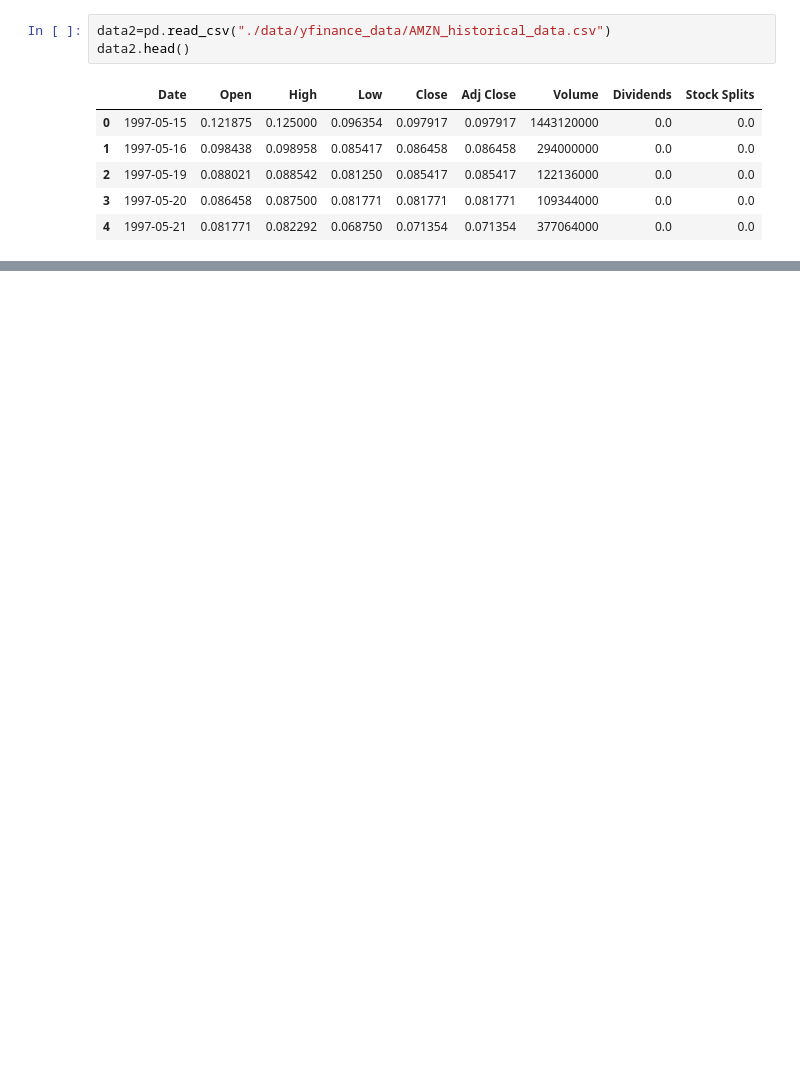
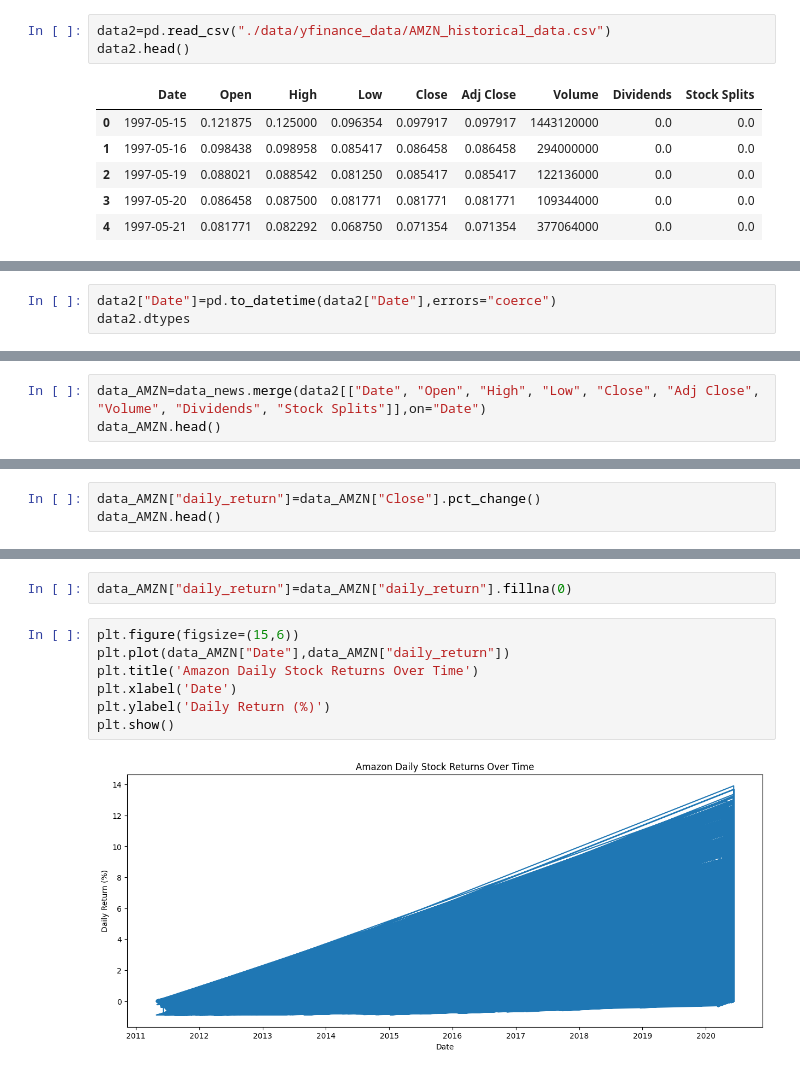
Before and after one commit to davekindea/Week1, a Jupyter notebook: notebooks/task3.ipynb, the cells around one changed output, grey strips where cells are left out. Cells and saved outputs as stored; diff of their text form; blank space fills up the shorter version.

Commit message:
task3 on AMZN

```diff
--- a/notebooks/task3.ipynb
+++ b/notebooks/task3.ipynb
@@ -289,0 +312,3 @@ data2.head()
+# %%
+data2["Date"]=pd.to_datetime(data2["Date"],errors="coerce")
+data2.dtypes
@@ -289,0 +326,3 @@ data2.head()
+# %%
+data_AMZN=data_news.merge(data2[["Date", "Open", "High", "Low", "Close", "Adj Close", "Volume", "Dividends", "Stock Splits"]],on="Date")
+data_AMZN.head()
@@ -289,0 +340,3 @@ data2.head()
+# %%
+data_AMZN["daily_return"]=data_AMZN["Close"].pct_change()
+data_AMZN.head()
@@ -289,0 +350,11 @@ data2.head()
+# %%
+data_AMZN["daily_return"]=data_AMZN["daily_return"].fillna(0)
+# %%
+plt.figure(figsize=(15,6))
+plt.plot(data_AMZN["Date"],data_AMZN["daily_return"])
+plt.title('Amazon Daily Stock Returns Over Time')
+plt.xlabel('Date')
+plt.ylabel('Daily Return (%)')
+plt.show()
+# %% [output]
+[figure, added]
```
Also changed, not shown: parts of 13 cells of this notebook.
